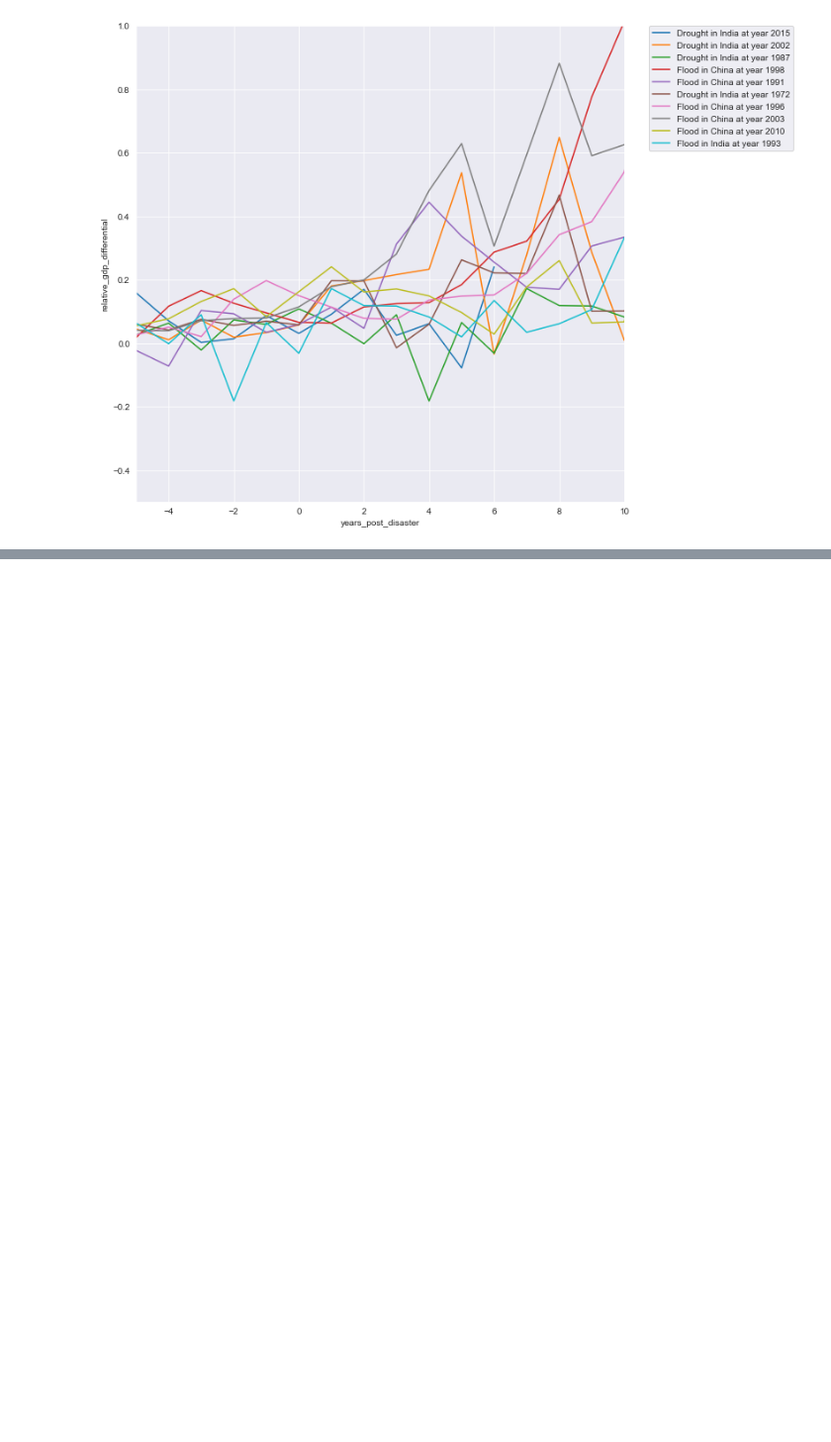
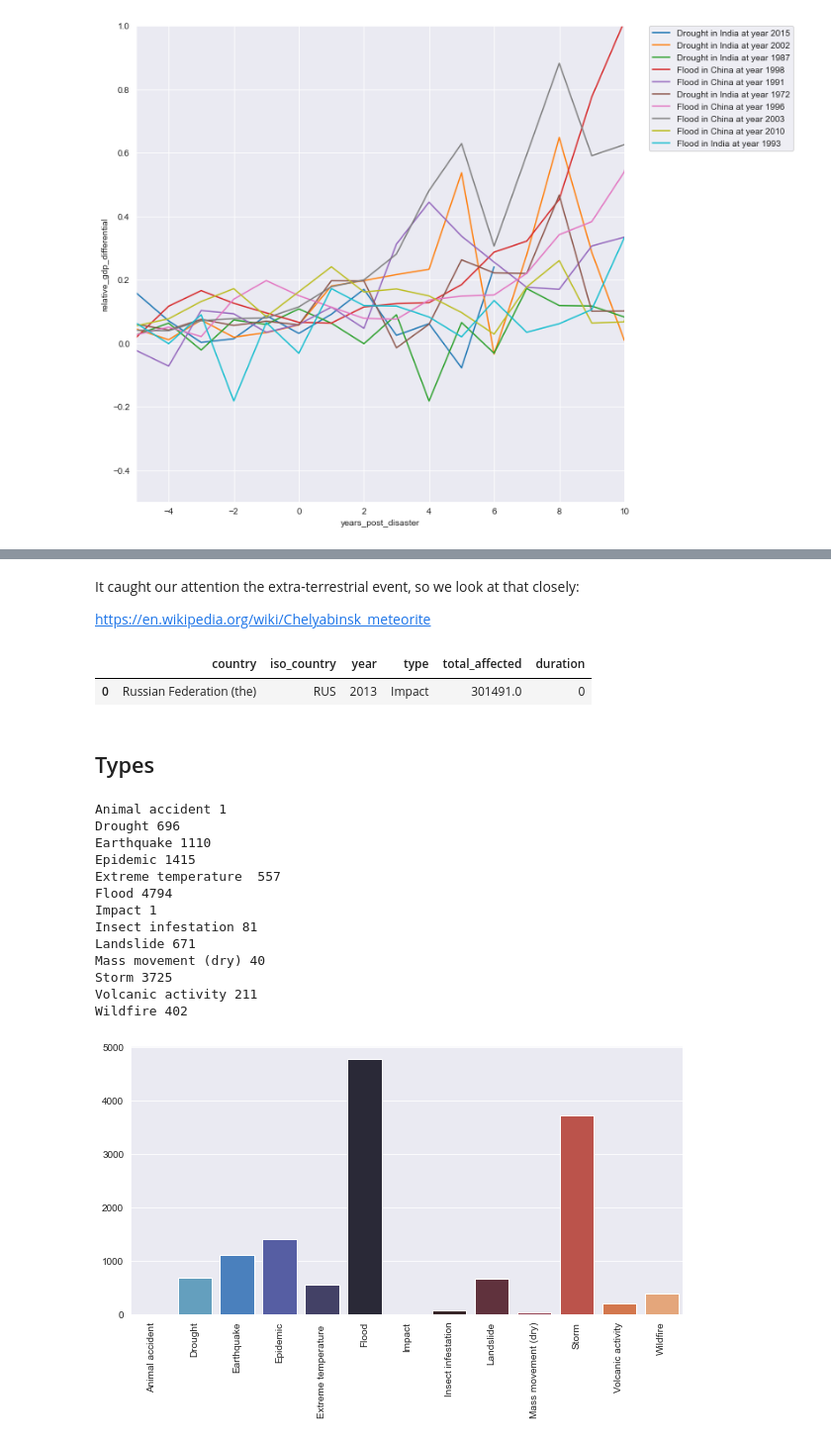
Before and after one commit to FreshJonas/Nat_Disasters_vs_GDP, a Jupyter notebook: 04_analysing_data_fromDB.ipynb, the cells around one changed output, grey strips where cells are left out. Shown at 99% size. Saved outputs shown, nothing was run; the diff lists cells and outputs as text; code cells hidden in the pictures; blank space fills up the shorter version.

```diff
--- a/04_analysing_data_fromDB.ipynb
+++ b/04_analysing_data_fromDB.ipynb
@@ -316,0 +391,41 @@ plt.legend(legend, bbox_to_anchor=(1.05, 1), loc='upper left', borderaxespad=0)
+# %% [markdown]
+It caught our attention the extra-terrestrial event, so we look at that closely:
+
+https://en.wikipedia.org/wiki/Chelyabinsk_meteorite
+# %%
+extraterrestrial = get_catastrophe_group('Extra-terrestrial')
+extraterrestrial.head()
+# %% [output]
+|  | country | iso_country | year | type | total_affected | duration |
+| 0 | Russian Federation (the) | RUS | 2013 | Impact | 301491.0 | 0 |
+# %% [markdown]
+## Types
+# %%
+# Query for disaster types
+view = db_nat_disasters.view('natural_disasters/get_catastrophe_types', group_level=1)
+indexes = []
+counts = []
+for idx, v in enumerate(view):
+    indexes.append(v.key)
+    counts.append(int(v.value))
+    print(v.key, v.value)
+
+plt.figure(figsize=(10,5))
+ax = sns.barplot(x=indexes, y=counts, palette='icefire')
+ax.set_xticklabels(ax.get_xticklabels(), rotation=90)
+plt.show()
+# %% [output]
+Animal accident 1
+Drought 696
+Earthquake 1110
+Epidemic 1415
+Extreme temperature  557
+Flood 4794
+Impact 1
+Insect infestation 81
+Landslide 671
+Mass movement (dry) 40
+Storm 3725
+Volcanic activity 211
+Wildfire 402
+[figure, added]
```
Also changed, not shown: parts of 9 cells of this notebook.
